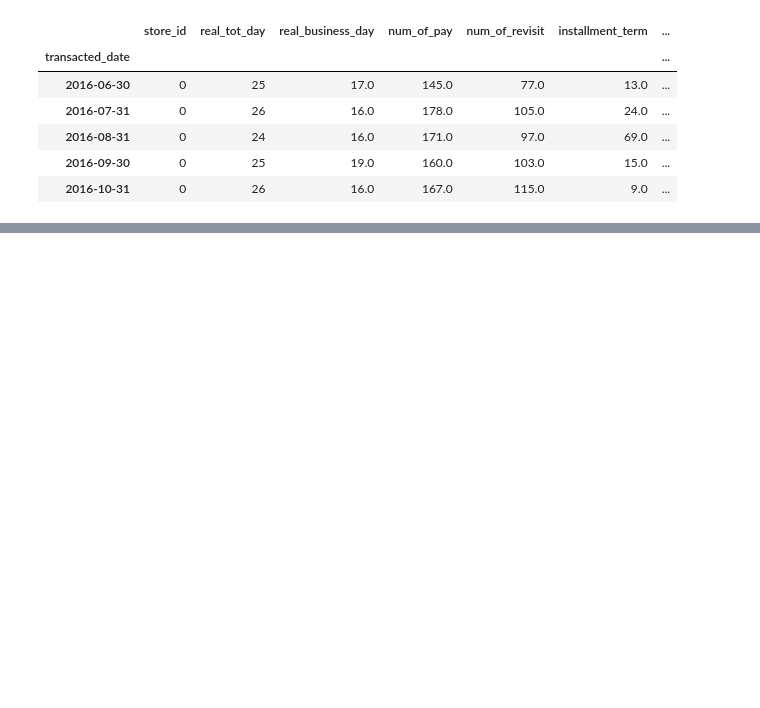
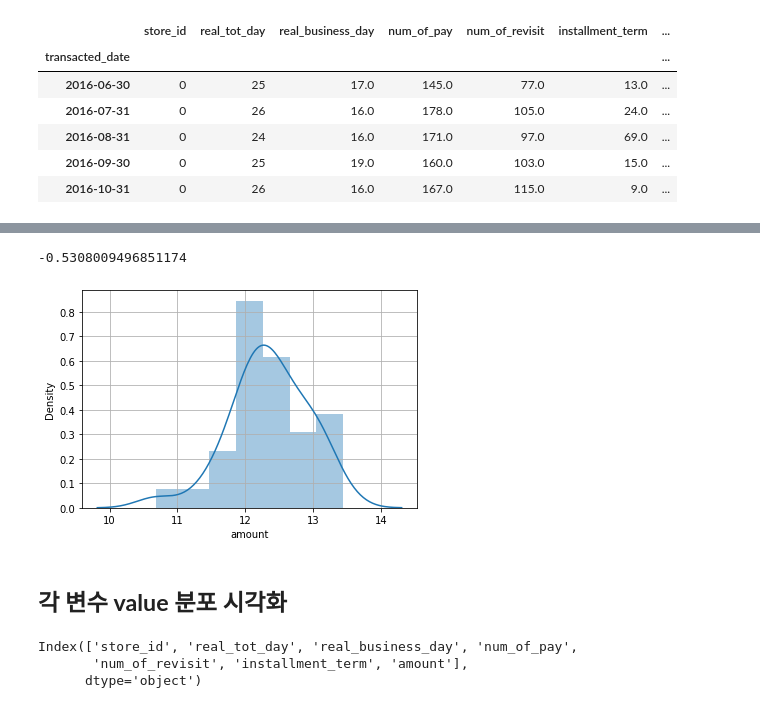
Before and after one commit to wonyoung-ji/statistics, a Jupyter notebook: dacon/Predict_Market_Sales.ipynb, the cells around one changed output, grey strips where cells are left out. Saved outputs shown, nothing was run; the diff lists cells and outputs as text; code cells hidden in the pictures; blank space fills up the shorter version.

```diff
--- a/dacon/Predict_Market_Sales.ipynb
+++ b/dacon/Predict_Market_Sales.ipynb
@@ -423,0 +421,18 @@ df_month.head()
+# %%
+# 로그 적용
+
+print(np.log(df_month[df_month['store_id'] == 2]['amount']).skew())
+sns.distplot(np.log(df_month[df_month['store_id'] == 2]['amount']))
+plt.grid()
+plt.show()
+# %% [output]
+-0.5308009496851174
+[figure, added]
+# %% [markdown]
+## __각 변수 value 분포 시각화__
+# %%
+df_month.columns
+# %% [output]
+Index(['store_id', 'real_tot_day', 'real_business_day', 'num_of_pay',
+       'num_of_revisit', 'installment_term', 'amount'],
+      dtype='object')
```
Also changed, not shown: parts of 29 cells of this notebook.
